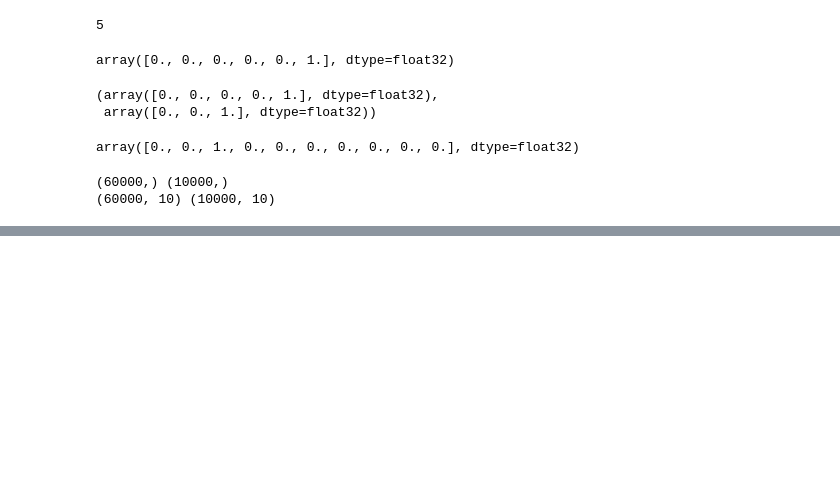
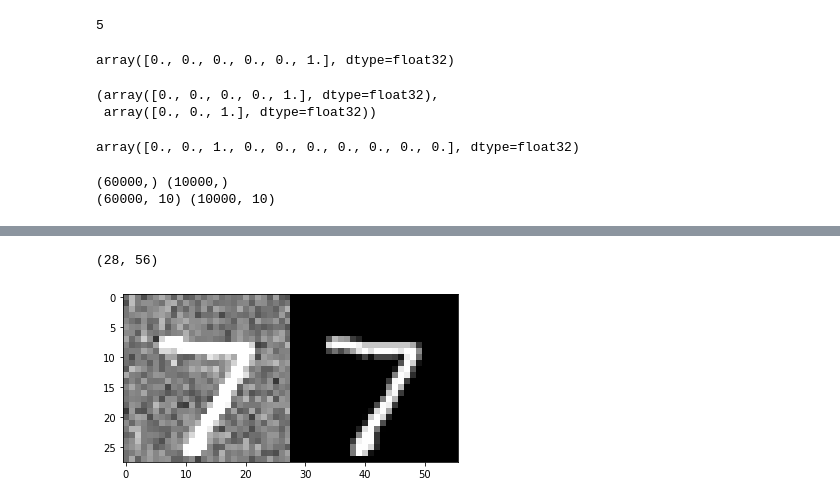
Before and after one commit to Vaycold/Vaycold, a Jupyter notebook: Python_DL/이미지분류-RNN으로 손글씨 이미지 분류하기.ipynb, the cells around one changed output, grey strips where cells are left out. Drawn from its saved outputs; the diff is of its cells as text; code cells hidden in the pictures; blank space fills up the shorter version.

```diff
--- a/Python_DL/이미지분류-RNN으로 손글씨 이미지 분류하기.ipynb
+++ b/Python_DL/이미지분류-RNN으로 손글씨 이미지 분류하기.ipynb
@@ -337,0 +475,10 @@ print(train_labels.shape, test_labels.shape)
+# %%
+# test_noisy_image와 test_image를 width 방향으로 결합하여 plt로 출력해보자
+# 즉 28 x (28*2)의 형태가 나타나야 됨.
+
+print(np.concatenate( [ test_noisy_images[0], test_images[0]], axis=1).shape)
+plt.imshow(np.concatenate( [ test_noisy_images[0], test_images[0]], axis=1), cmap='gray')
+plt.show()
+# %% [output]
+(28, 56)
+[figure, added]
```
Also changed, not shown: parts of 32 cells of this notebook.
